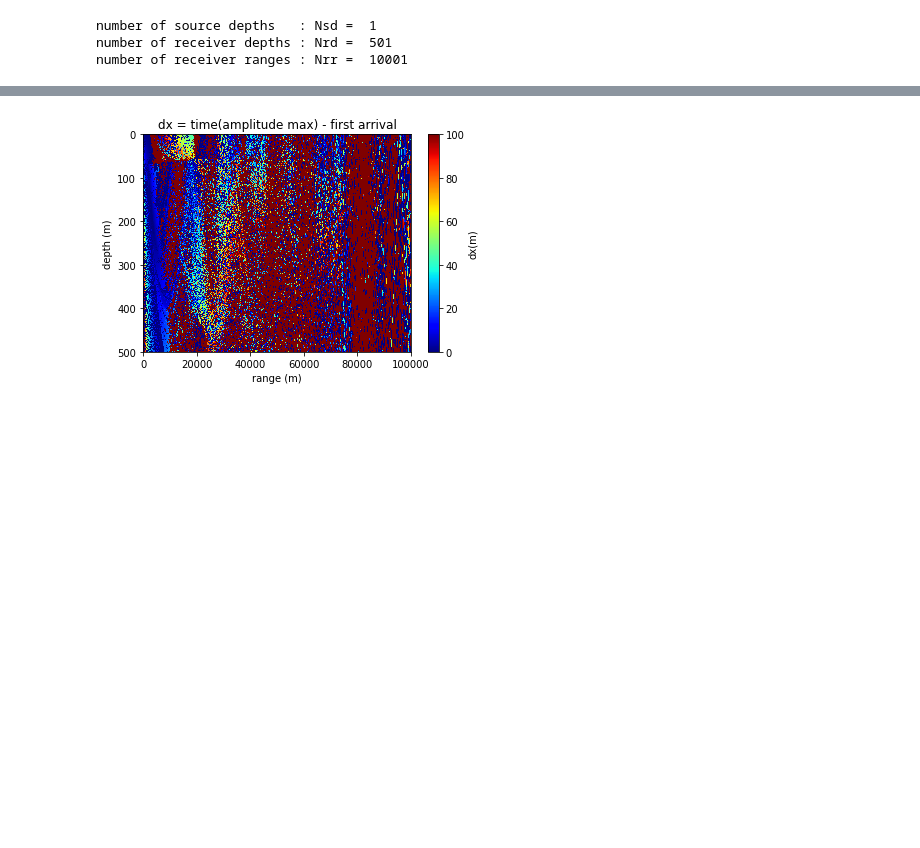
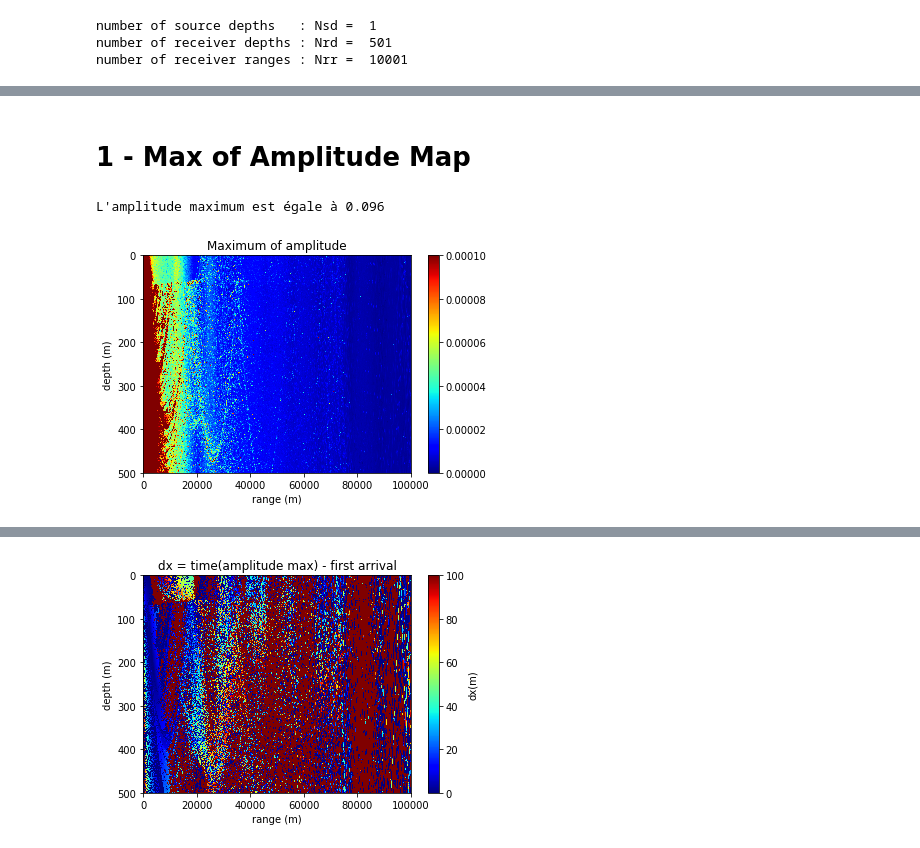
Before and after one commit to ponchama/Cognac_Acoustique, a Jupyter notebook: Bellhop/Arrival_times.ipynb, the cells around one changed output, grey strips where cells are left out. Drawn from its saved outputs; the diff is of its cells as text; code cells hidden in the pictures; blank space fills up the shorter version.

```diff
--- a/Bellhop/Arrival_times.ipynb
+++ b/Bellhop/Arrival_times.ipynb
@@ -222,0 +101,8 @@ s.plotarr(Arr, Pos, irr, ird, isd)
+# %%
+Narr = int(Arr['Narr'][irr,ird,isd])
+A = abs(Arr['A'][irr, :Narr, ird, isd])
+print('Amplitude : \n', A)
+db = -20.0 * np.log10 (A)
+print('\nAmplitude in dB : \n', db)
+
+################### to be completed... ######################
@@ -222,0 +118,29 @@ s.plotarr(Arr, Pos, irr, ird, isd)
+# %% [markdown]
+# 1 - Max of Amplitude Map
+# %%
+Max_A = np.zeros( (Nrr, Nrd, Nsd) )
+for isd1 in range (Nsd):
+    for ird1 in range (Nrd) :
+        for irr1 in range (Nrr) :
+            Narr = int(Arr['Narr'][irr1, ird1, isd1])
+            if not Narr ==0 :
+                A = abs(Arr['A'][irr1, :Narr, ird1, isd1])
+                maxA = A[np.where(A==np.max(A))][0]
+                Max_A[irr1,ird1,isd1] = maxA
+# %%
+isd = 0    # source number (only 1 source here)
+R = Pos['r']['range']
+Z = Pos['r']['depth']
+plt.pcolormesh(R, Z, Max_A[:,:,isd].T, cmap='jet')
+plt.title ('Maximum of amplitude')
+plt.xlabel("range (m)")
+plt.ylabel("depth (m)")
+cbar = plt.colorbar()
+#cbar.set_label("dB")
+plt.clim([0,1e-4])
+plt.gca().invert_yaxis()
+
+print("L'amplitude maximum est égale à %.3f" %np.max(Max_A[:,:,isd]))
+# %% [output]
+L'amplitude maximum est égale à 0.096
+[figure, added]
```
Also changed, not shown: parts of 39 cells of this notebook, 1 other file.
